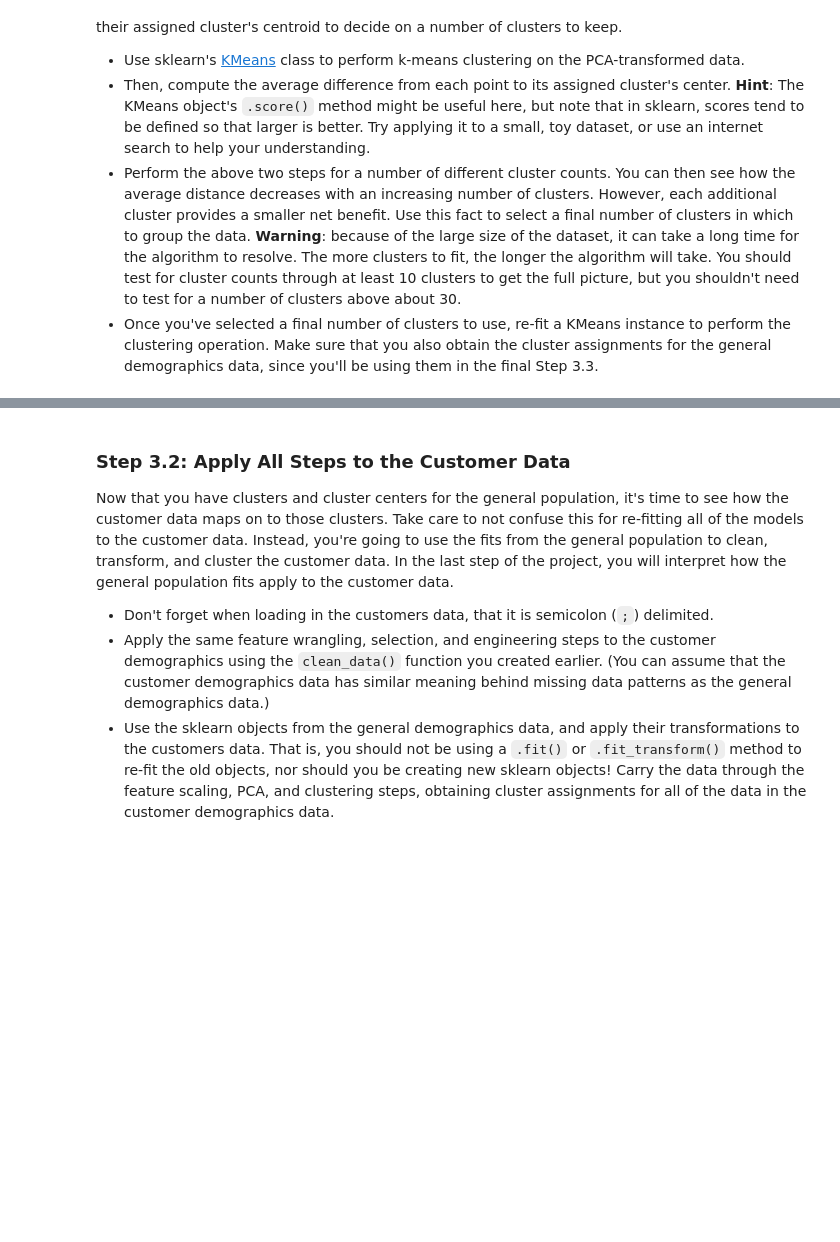
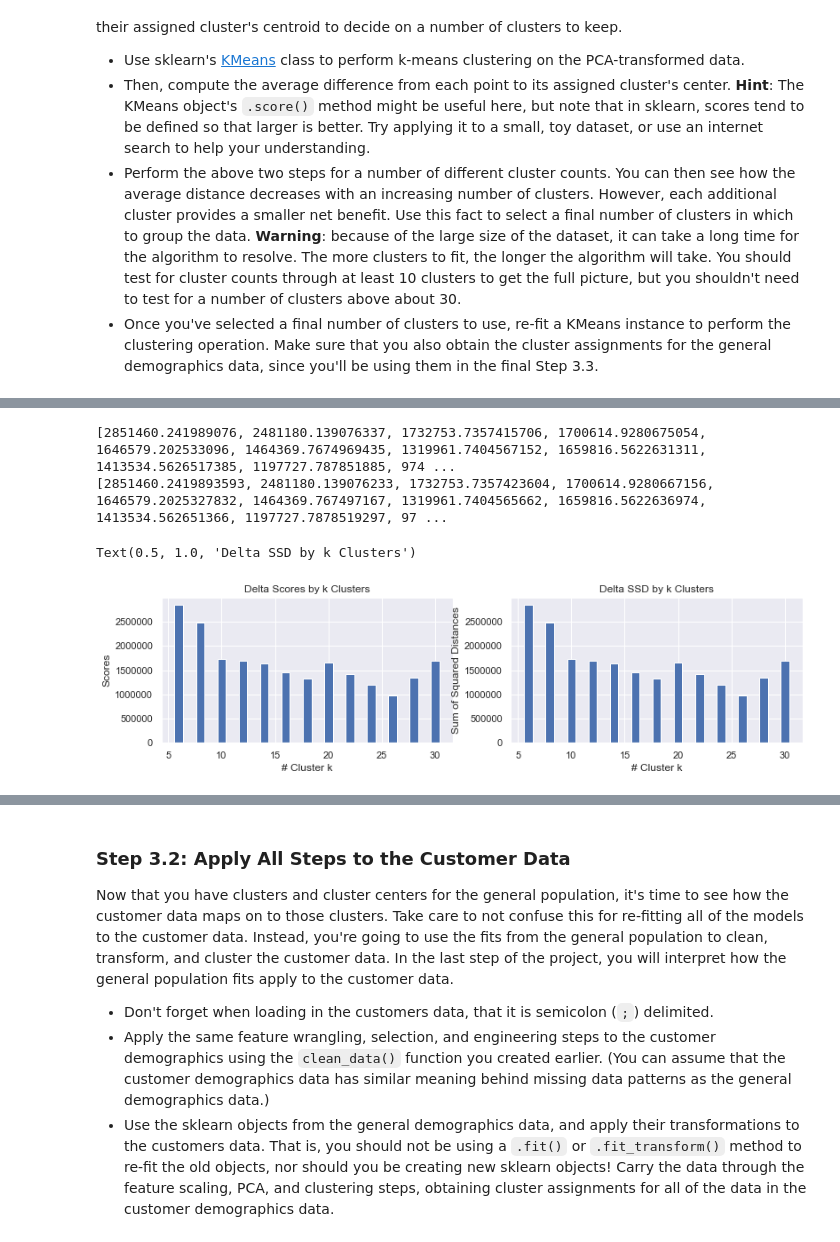
Before and after one commit to brosales8/customer_segmentation, a Jupyter notebook: Identify_Customer_Segments.ipynb, the cells around one changed output, grey strips where cells are left out. Cells and saved outputs as stored; diff of their text form; code cells hidden in the pictures; blank space fills up the shorter version.

```diff
--- a/Identify_Customer_Segments.ipynb
+++ b/Identify_Customer_Segments.ipynb
@@ -1343,0 +1312,33 @@ KeyboardInterrupt:
+# %%
+# to Calculate delta by metrics in order to see where elbow method was presented with more accuracy
+delta_scores = []
+delta_ssd = []
+
+for i in range(len(scores)-1):
+    delta_scores.append(abs(scores[i] - scores[i+1]))
+    delta_ssd.append(abs(ssd[i] - ssd[i+1]))
+
+print(delta_scores)
+print(delta_ssd)
+# %% [output]
+[2851460.241989076, 2481180.139076337, 1732753.7357415706, 1700614.9280675054, 1646579.202533096, 1464369.7674969435, 1319961.7404567152, 1659816.5622631311, 1413534.5626517385, 1197727.787851885, 974 ...
+[2851460.2419893593, 2481180.139076233, 1732753.7357423604, 1700614.9280667156, 1646579.2025327832, 1464369.767497167, 1319961.7404565662, 1659816.5622636974, 1413534.562651366, 1197727.7878519297, 97 ...
+# %%
+# Plot delta by every k and both metrics
+k = np.arange(6,32,2)
+plt.figure(figsize=(20, 3))
+plt.subplot(1,3,1)
+plt.bar(k, delta_scores)
+plt.ylabel("Scores")
+plt.xlabel("# Cluster k")
+plt.title('Delta Scores by k Clusters')
+
+# Plot SSD metric
+plt.subplot(1,3,2)
+plt.bar(k, delta_ssd)
+plt.ylabel("Sum of Squared Distances")
+plt.xlabel("# Cluster k")
+plt.title('Delta SSD by k Clusters')
+# %% [output]
+Text(0.5, 1.0, 'Delta SSD by k Clusters')
+[figure, added]
```
Also changed, not shown: parts of 41 cells of this notebook.
